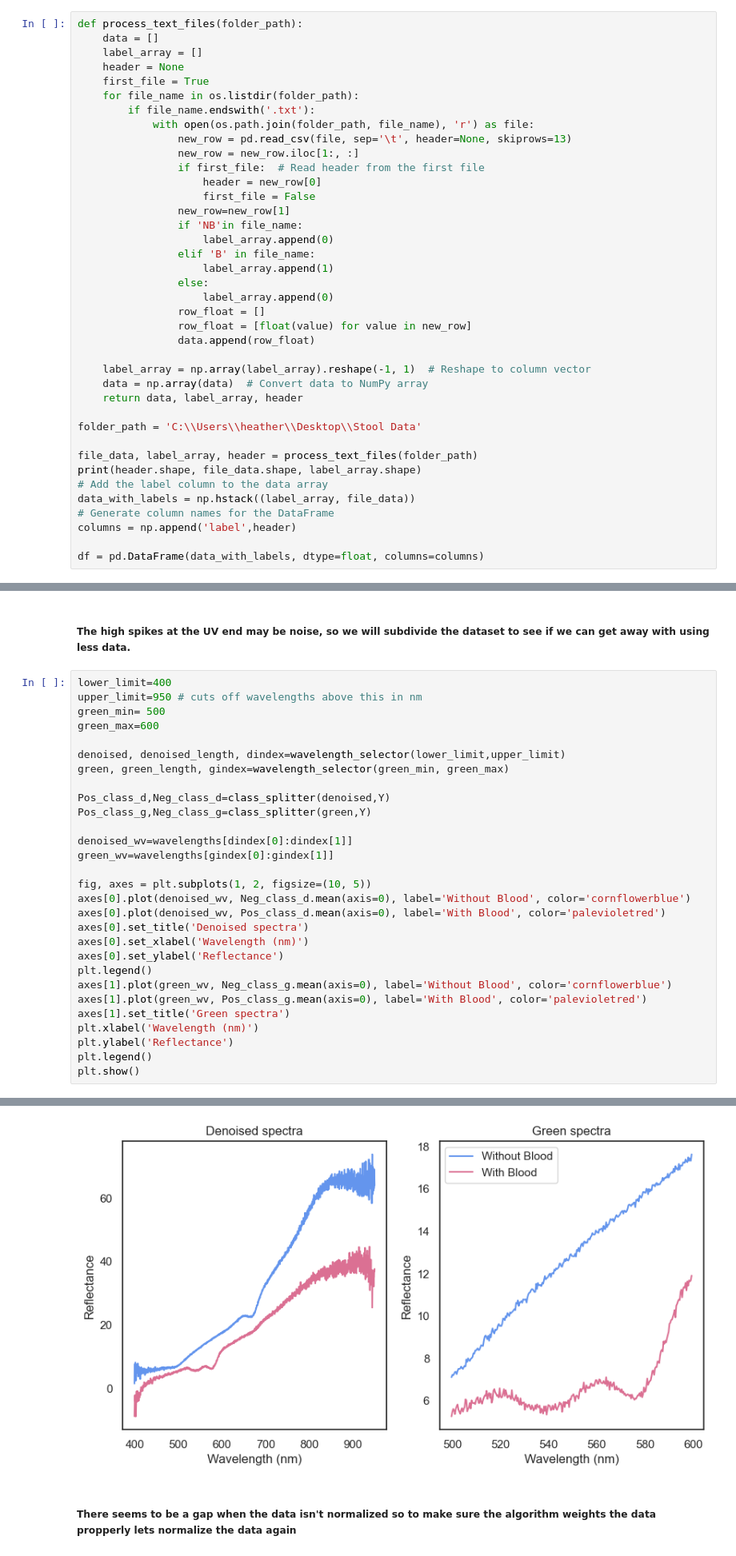
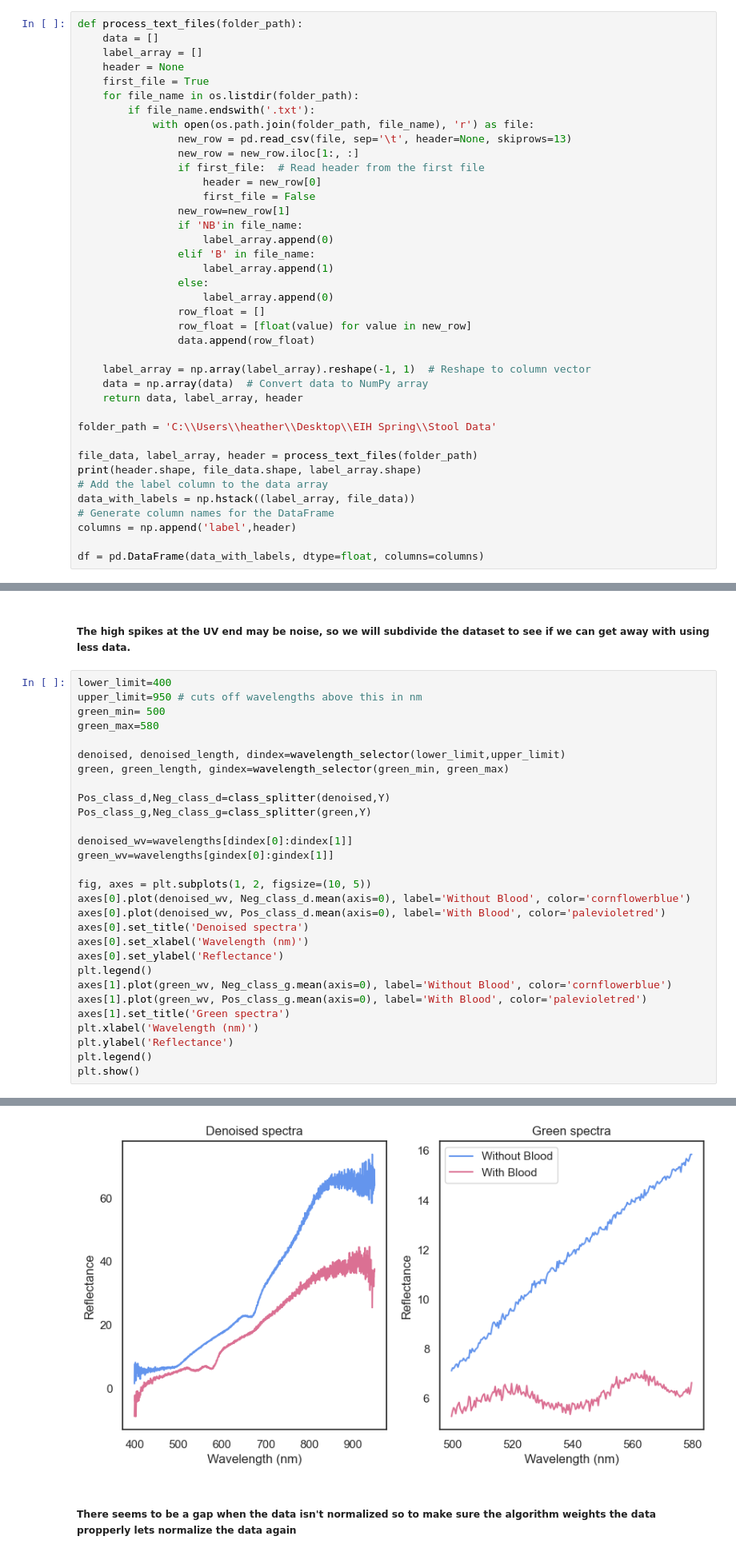
Before and after one commit to knockonhwood/EIH_spec, a Jupyter notebook: EIH_CNN_Blood_in_stool_test.ipynb, the cells around one changed output, grey strips where cells are left out. Shown: that part at 80% size. Drawn from its saved outputs; the diff is of its cells as text.

```diff
--- a/EIH_CNN_Blood_in_stool_test.ipynb
+++ b/EIH_CNN_Blood_in_stool_test.ipynb
@@ -69,7 +69,7 @@ def process_text_files(folder_path):
     data = np.array(data)  # Convert data to NumPy array
     return data, label_array, header
 
-folder_path = 'C:\\Users\\heather\\Desktop\\Stool Data'
+folder_path = 'C:\\Users\\heather\\Desktop\\EIH Spring\\Stool Data'
 
 file_data, label_array, header = process_text_files(folder_path)
 print(header.shape, file_data.shape, label_array.shape)
@@ -138,35 +138,35 @@ plt.show()
 # %%
 lower_limit=400
 upper_limit=950 # cuts off wavelengths above this in nm
 green_min= 500
-green_max=600
+green_max=580
 
 denoised, denoised_length, dindex=wavelength_selector(lower_limit,upper_limit)
 green, green_length, gindex=wavelength_selector(green_min, green_max)
 
 Pos_class_d,Neg_class_d=class_splitter(denoised,Y)
 Pos_class_g,Neg_class_g=class_splitter(green,Y)
 
 denoised_wv=wavelengths[dindex[0]:dindex[1]]
 green_wv=wavelengths[gindex[0]:gindex[1]]
 
 fig, axes = plt.subplots(1, 2, figsize=(10, 5))
 axes[0].plot(denoised_wv, Neg_class_d.mean(axis=0), label='Without Blood', color='cornflowerblue')
 axes[0].plot(denoised_wv, Pos_class_d.mean(axis=0), label='With Blood', color='palevioletred')
 axes[0].set_title('Denoised spectra')
 axes[0].set_xlabel('Wavelength (nm)')
 axes[0].set_ylabel('Reflectance')
 plt.legend()
 axes[1].plot(green_wv, Neg_class_g.mean(axis=0), label='Without Blood', color='cornflowerblue')
 axes[1].plot(green_wv, Pos_class_g.mean(axis=0), label='With Blood', color='palevioletred')
 axes[1].set_title('Green spectra')
 plt.xlabel('Wavelength (nm)')
 plt.ylabel('Reflectance')
 plt.legend()
 plt.show()
 # %% [output]
 No artists with labels found to put in legend.  Note that artists whose label start with an underscore are ignored when legend() is called with no argument.
-[figure, old version]
+[figure, new version]
 # %% [markdown]
 ##### There seems to be a gap when the data isn't normalized so to make sure the algorithm weights the data propperly lets normalize the data again
 # %%
```
Also changed, not shown: parts of 15 cells of this notebook.
